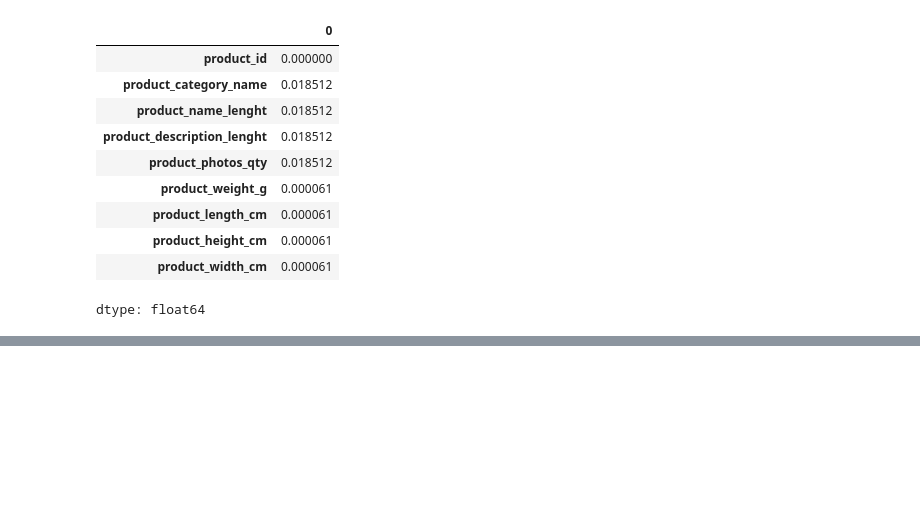
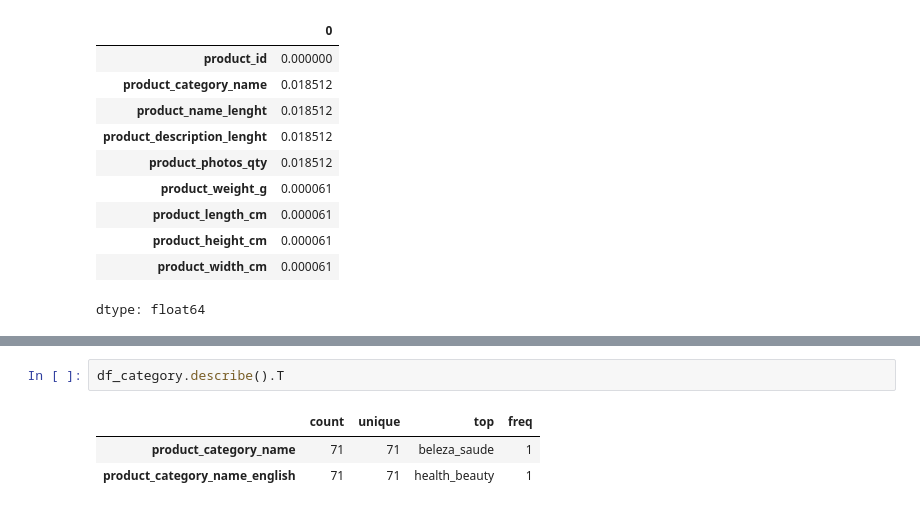
Before and after one commit to NicoD920/base_datos_primavera_2025, a Jupyter notebook: eda.ipynb, the cells around one changed output, grey strips where cells are left out. Cells and saved outputs as stored; diff of their text form; blank space fills up the shorter version.

```diff
--- a/eda.ipynb
+++ b/eda.ipynb
@@ -580,0 +660,6 @@ display(null_rows.head(10))
+# %%
+df_category.describe().T
+# %% [output]
+|  | count | unique | top | freq |
+| product_category_name | 71 | 71 | beleza_saude | 1 |
+| product_category_name_english | 71 | 71 | health_beauty | 1 |
```
Also changed, not shown: parts of 14 cells of this notebook.
